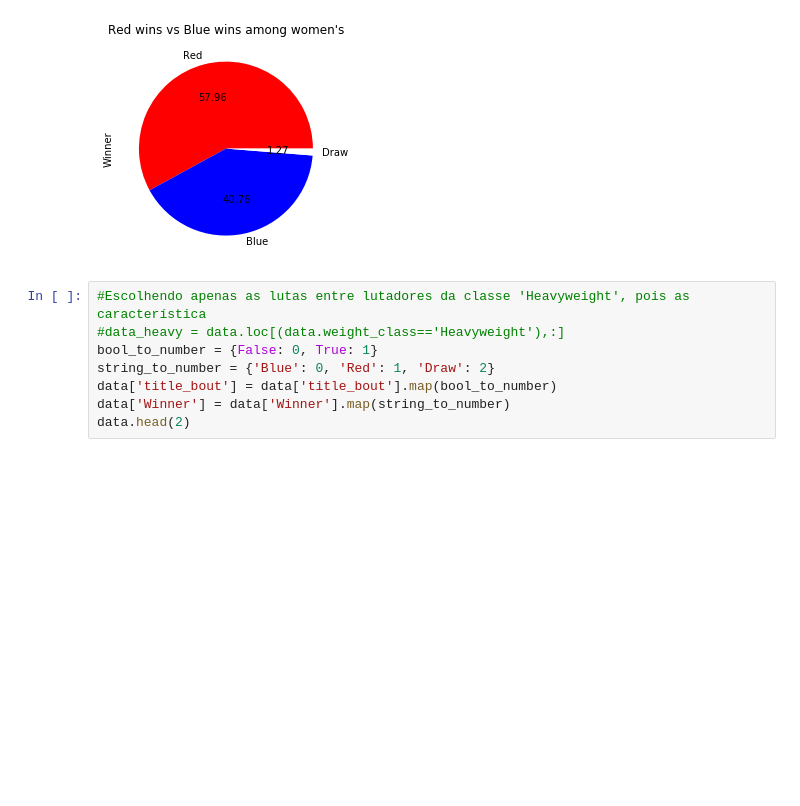
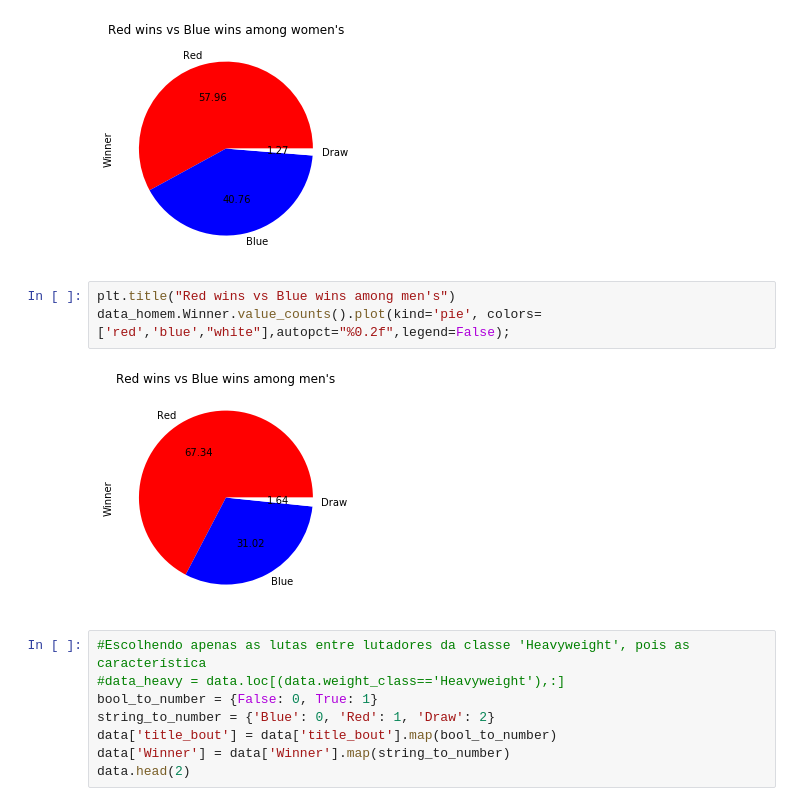
Before and after one commit to VergaraC/Dados_P3, a Jupyter notebook: Projeto3.ipynb, the cells around one changed output. Cells and saved outputs as stored; diff of their text form; blank space fills up the shorter version.

```diff
--- a/Projeto3.ipynb
+++ b/Projeto3.ipynb
@@ -140,6 +140,11 @@ plt.title("Red wins vs Blue wins among women's")
 data_mulher.Winner.value_counts().plot(kind='pie', colors=['red','blue',"white"],autopct="%0.2f",legend=False);
 # %% [output]
 [figure]
+# %%
+plt.title("Red wins vs Blue wins among men's")
+data_homem.Winner.value_counts().plot(kind='pie', colors=['red','blue',"white"],autopct="%0.2f",legend=False);
+# %% [output]
+[figure, added]
 # %%
 #Escolhendo apenas as lutas entre lutadores da classe 'Heavyweight', pois as característica
 #data_heavy = data.loc[(data.weight_class=='Heavyweight'),:]
```
